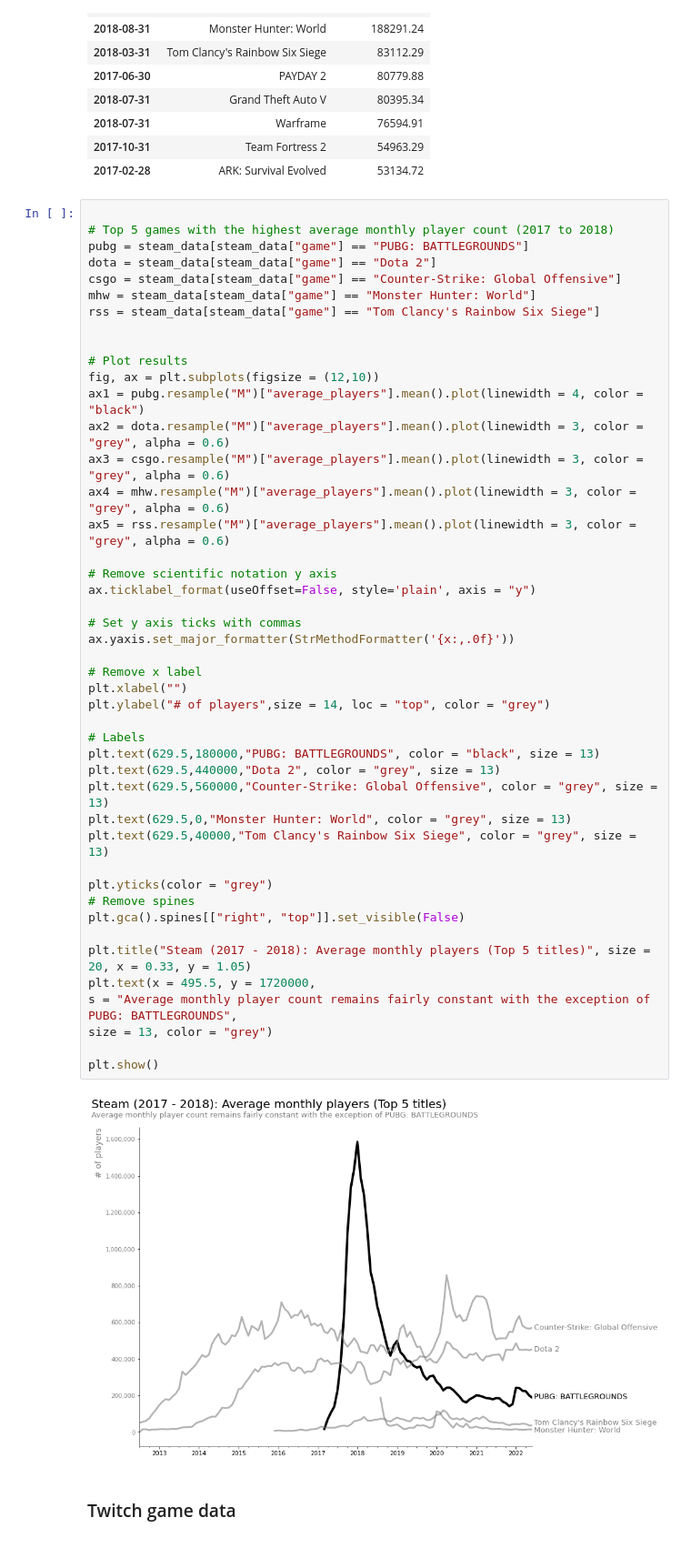
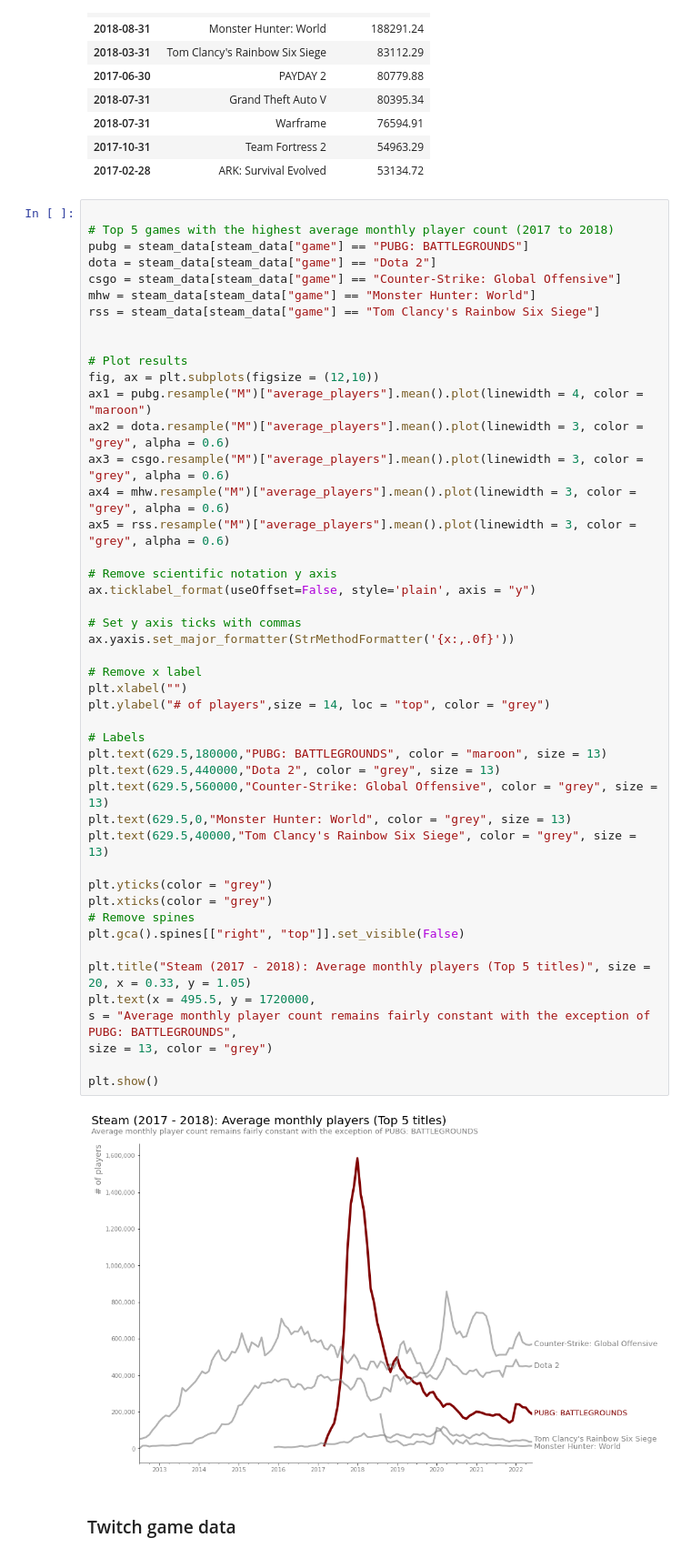
Before and after one commit to paul-trood/Portfolio-World_Happiness_Report, a Jupyter notebook: 04_data_analysis.ipynb, the cells around one changed output. Shown at 91% size. Cells and saved outputs as stored; diff of their text form.

```diff
--- a/04_data_analysis.ipynb
+++ b/04_data_analysis.ipynb
@@ -553,41 +553,42 @@ rss = steam_data[steam_data["game"] == "Tom Clancy's Rainbow Six Siege"]
 
 # Plot results
 fig, ax = plt.subplots(figsize = (12,10))
-ax1 = pubg.resample("M")["average_players"].mean().plot(linewidth = 4, color = "black")
+ax1 = pubg.resample("M")["average_players"].mean().plot(linewidth = 4, color = "maroon")
 ax2 = dota.resample("M")["average_players"].mean().plot(linewidth = 3, color = "grey", alpha = 0.6)
 ax3 = csgo.resample("M")["average_players"].mean().plot(linewidth = 3, color = "grey", alpha = 0.6)
 ax4 = mhw.resample("M")["average_players"].mean().plot(linewidth = 3, color = "grey", alpha = 0.6)
 ax5 = rss.resample("M")["average_players"].mean().plot(linewidth = 3, color = "grey", alpha = 0.6)
 
 # Remove scientific notation y axis
 ax.ticklabel_format(useOffset=False, style='plain', axis = "y")
 
 # Set y axis ticks with commas
 ax.yaxis.set_major_formatter(StrMethodFormatter('{x:,.0f}'))
 
 # Remove x label
 plt.xlabel("")
 plt.ylabel("# of players",size = 14, loc = "top", color = "grey")
 
 # Labels
-plt.text(629.5,180000,"PUBG: BATTLEGROUNDS", color = "black", size = 13)
+plt.text(629.5,180000,"PUBG: BATTLEGROUNDS", color = "maroon", size = 13)
 plt.text(629.5,440000,"Dota 2", color = "grey", size = 13)
 plt.text(629.5,560000,"Counter-Strike: Global Offensive", color = "grey", size = 13)
 plt.text(629.5,0,"Monster Hunter: World", color = "grey", size = 13)
 plt.text(629.5,40000,"Tom Clancy's Rainbow Six Siege", color = "grey", size = 13)
 
 plt.yticks(color = "grey")
+plt.xticks(color = "grey")
 # Remove spines
 plt.gca().spines[["right", "top"]].set_visible(False)
 
 plt.title("Steam (2017 - 2018): Average monthly players (Top 5 titles)", size = 20, x = 0.33, y = 1.05)
 plt.text(x = 495.5, y = 1720000,
 s = "Average monthly player count remains fairly constant with the exception of PUBG: BATTLEGROUNDS",
 size = 13, color = "grey")
 
 plt.show()
 # %% [output]
-[figure, old version]
+[figure, new version]
 # %% [markdown]
 ### Twitch game data
 # %%
```
